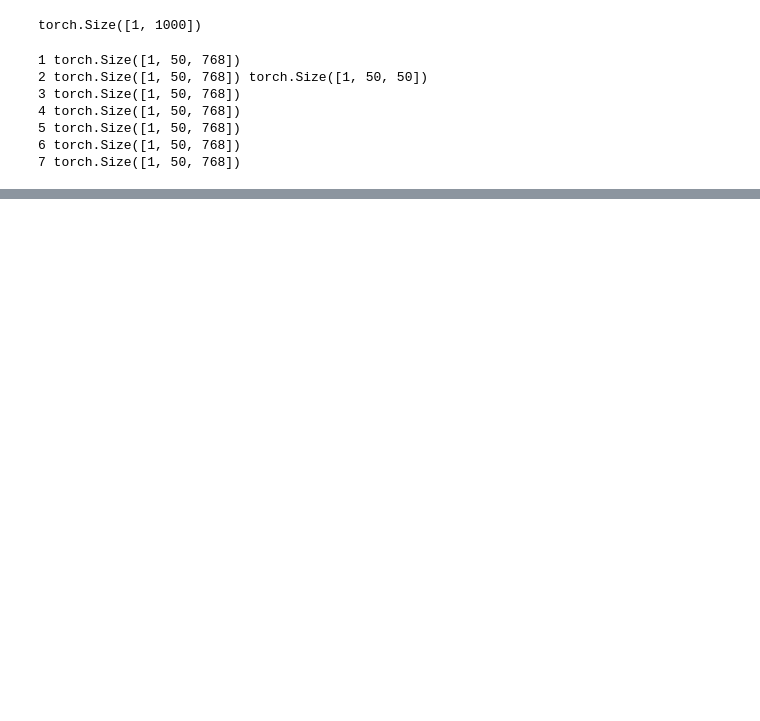
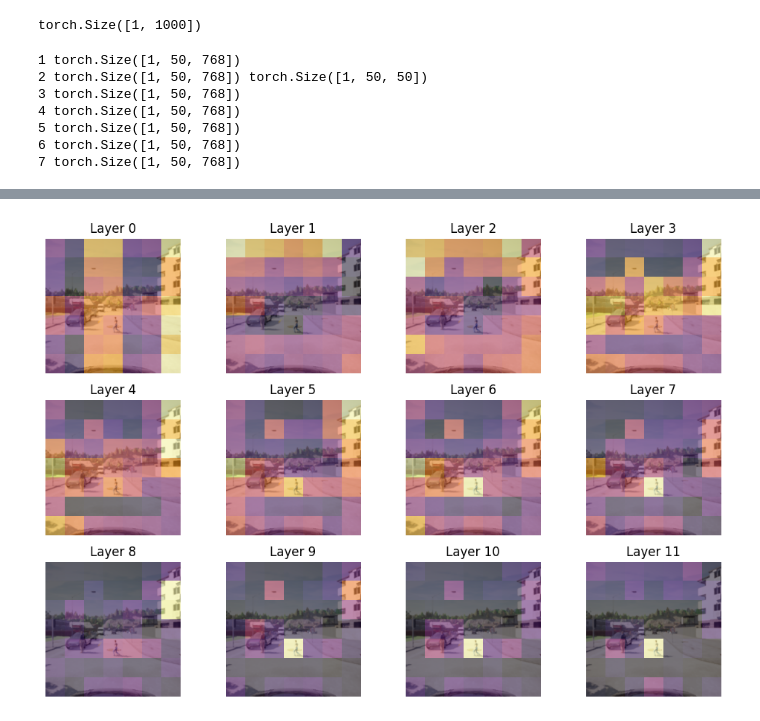
Before and after one commit to yixiao1/CILv2_multiview, a Jupyter notebook: 01_pretrained_vit_explore.ipynb, the cells around one changed output, grey strips where cells are left out. Saved outputs shown, nothing was run; the diff lists cells and outputs as text; code cells hidden in the pictures; blank space fills up the shorter version.

```diff
--- a/01_pretrained_vit_explore.ipynb
+++ b/01_pretrained_vit_explore.ipynb
@@ -358,0 +461,11 @@ torch.Size([1, 50, 768])
+# %%
+model = torchvision.models.vit_b_32(pretrained=True)
+
+x = preprocess_input_image(source_img, model)
+
+att_map_dict = {}
+
+for i in range(len(model.encoder.layers)):
+
+    x, a = get_attention_weights(model, i, x, average_attn_weights=True)
+    att_map_dict[i] = a
@@ -358,0 +515,8 @@ torch.Size([1, 50, 768])
+# %%
+src_img = Image.open('test_images/rgb_central002282.png').convert('RGB')
+src_img = src_img.resize((image_size, image_size))
+src_img = torchvision.transforms.ToTensor()(src_img).unsqueeze(0)  # [1, 3, 224, 224]
+
+plot_attention_maps(src_img, model)
+# %% [output]
+[figure, added]
```
Also changed, not shown: parts of 26 cells of this notebook, 14 other files.
